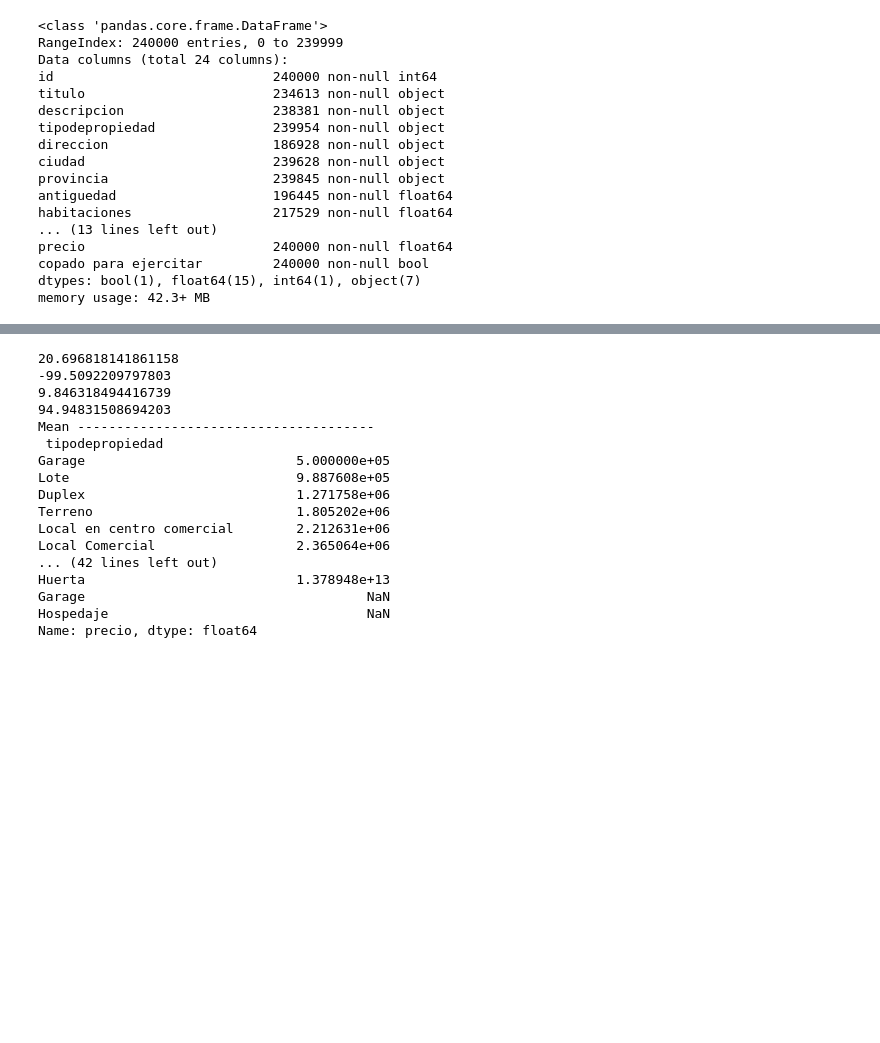
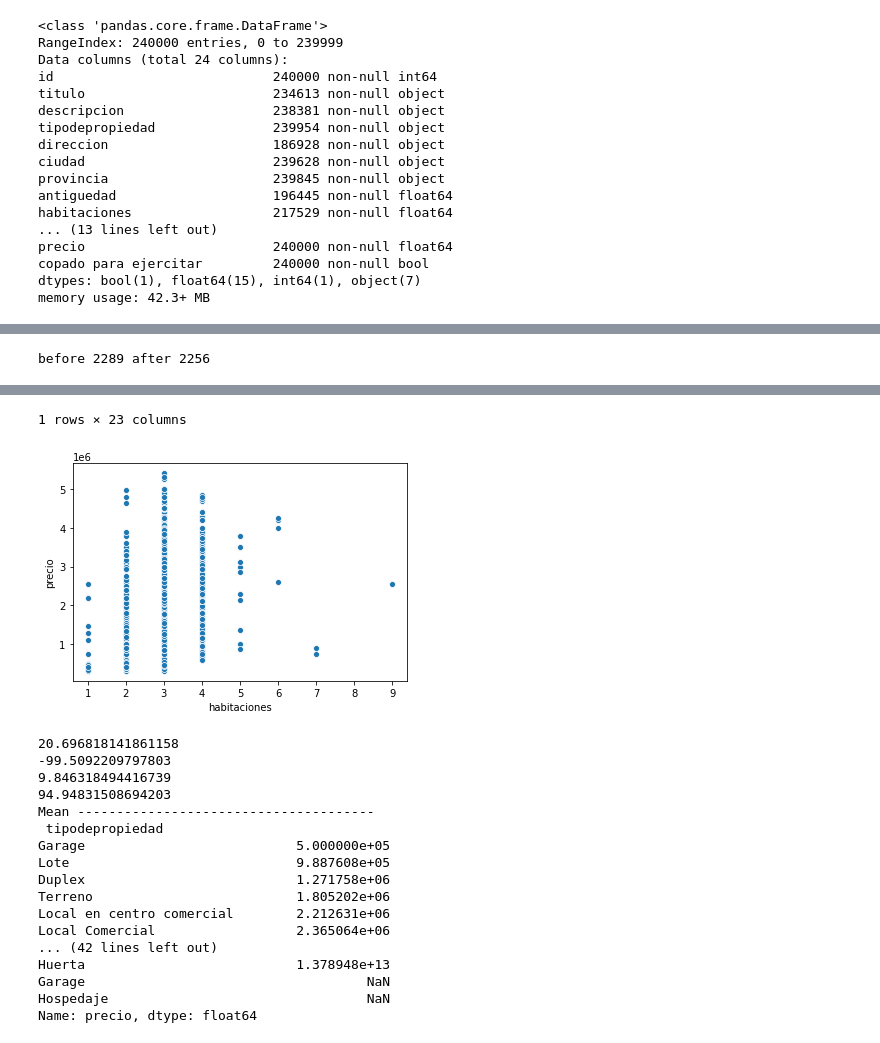
Before and after one commit to mnPanic/metnum-tp3, a Jupyter notebook: notebooks/Feature-Engineering.ipynb, the cells around one changed output, grey strips where cells are left out. Cells and saved outputs as stored; diff of their text form; code cells hidden in the pictures; blank space fills up the shorter version.

```diff
--- a/notebooks/Feature-Engineering.ipynb
+++ b/notebooks/Feature-Engineering.ipynb
@@ -167,0 +153,9 @@ sns.scatterplot(data=df_ciudad, x='metroscubiertos', y='precio')
+# %%
+from scipy import stats
+df_ciudad_prunned = df_ciudad[(np.abs(stats.zscore(df_ciudad['precio'])) < 3)]
+sns.scatterplot(data=df_ciudad_prunned, x='habitaciones', y='precio')
+print(f"before {len(df_ciudad.index)} after {len(df_ciudad_prunned.index)}")
+df_ciudad.iloc[[27]]
+#(np.abs(stats.zscore(df_ciudad['habitaciones'])) < 3)
+# %% [output]
+before 2289 after 2256
@@ -168,3 +164,5 @@ sns.scatterplot(data=df_ciudad, x='metroscubiertos', y='precio')
+1 rows × 23 columns
+[figure, added]
 # %%
 for c in ['metrostotales','metroscubiertos']:
     pass
```
Also changed, not shown: parts of 6 cells of this notebook.
